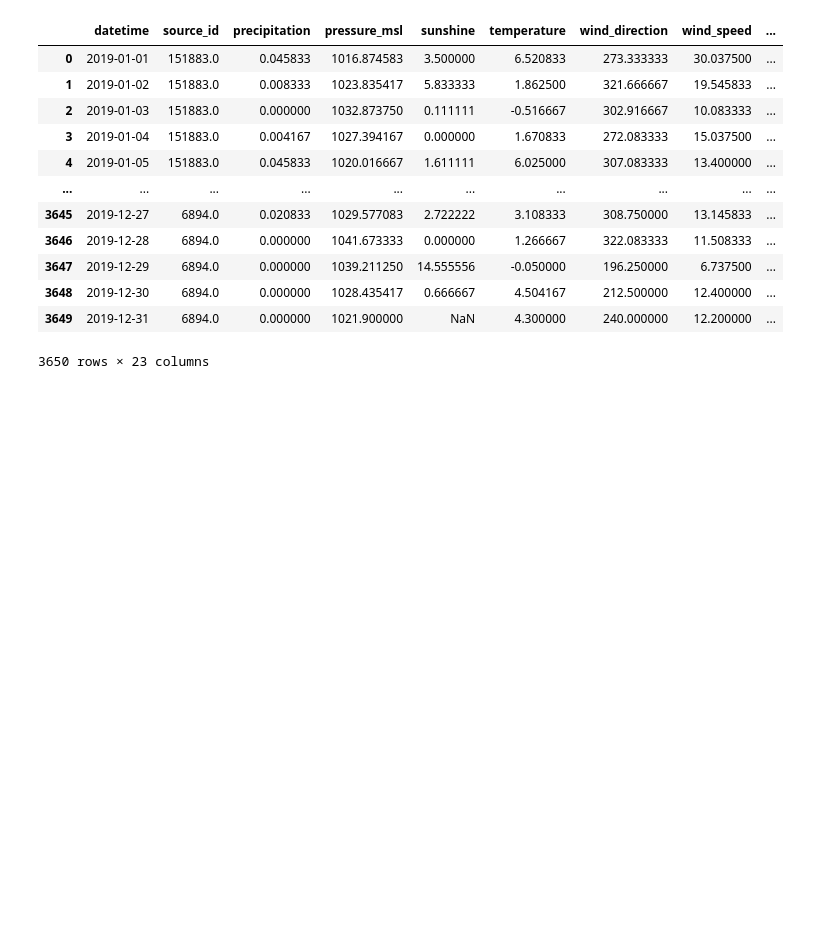
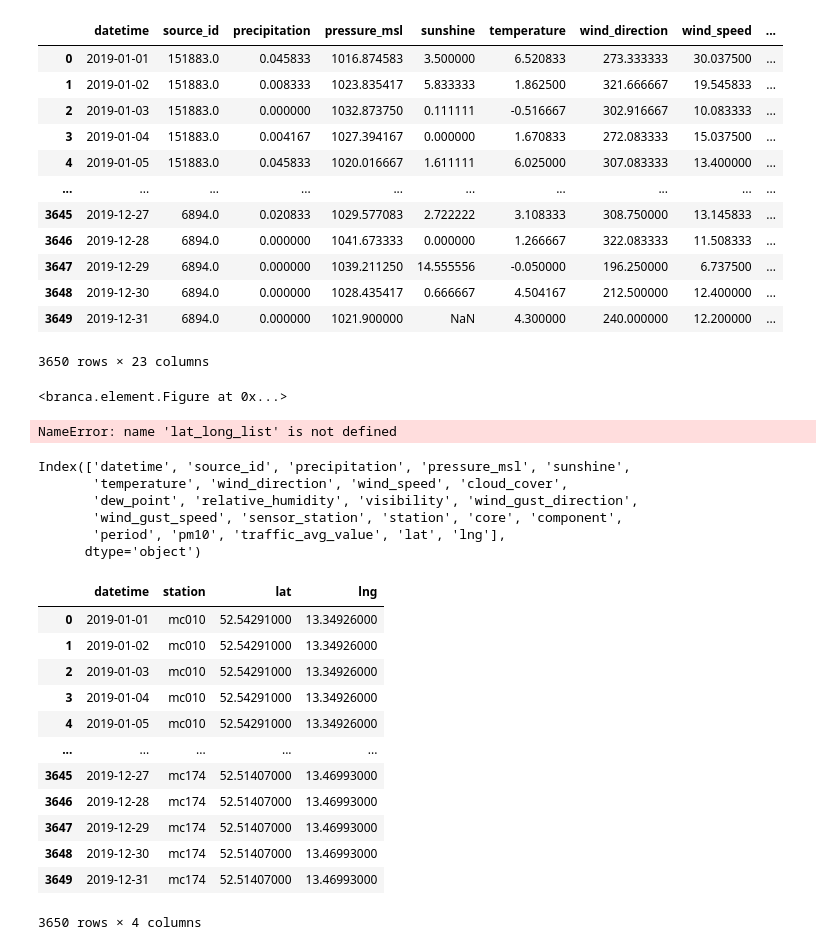
Before and after one commit to irahulcse/ARENA2036, a Jupyter notebook: data_collection.ipynb, the cells around one changed output. Drawn from its saved outputs; the diff is of its cells as text; code cells hidden in the pictures; blank space fills up the shorter version.

```diff
--- a/data_collection.ipynb
+++ b/data_collection.ipynb
@@ -893,0 +901,39 @@ final_data
+# %%
+
+fig7=Figure(width=850,height=550)
+m7=folium.Map(location=[40.712776, -74.005974],zoom_start=10)
+fig7.add_child(m7)
+# %% [output]
+<branca.element.Figure at 0x...>
+# %%
+HeatMapWithTime(lat_long_list,radius=5,auto_play=True,position='bottomright').add_to(m7)
+m7
+# %% [output]
+NameError: name 'lat_long_list' is not defined
+# %%
+final_data.columns
+# %% [output]
+Index(['datetime', 'source_id', 'precipitation', 'pressure_msl', 'sunshine',
+       'temperature', 'wind_direction', 'wind_speed', 'cloud_cover',
+       'dew_point', 'relative_humidity', 'visibility', 'wind_gust_direction',
+       'wind_gust_speed', 'sensor_station', 'station', 'core', 'component',
+       'period', 'pm10', 'traffic_avg_value', 'lat', 'lng'],
+      dtype='object')
+# %%
+t_data = final_data[['datetime', 'station', 'lat', 'lng']]
+# %%
+t_data
+# %% [output]
+|  | datetime | station | lat | lng |
+| 0 | 2019-01-01 | mc010 | 52.54291000 | 13.34926000 |
+| 1 | 2019-01-02 | mc010 | 52.54291000 | 13.34926000 |
+| 2 | 2019-01-03 | mc010 | 52.54291000 | 13.34926000 |
+| 3 | 2019-01-04 | mc010 | 52.54291000 | 13.34926000 |
+| 4 | 2019-01-05 | mc010 | 52.54291000 | 13.34926000 |
+| ... | ... | ... | ... | ... |
+| 3645 | 2019-12-27 | mc174 | 52.51407000 | 13.46993000 |
+| 3646 | 2019-12-28 | mc174 | 52.51407000 | 13.46993000 |
+| 3647 | 2019-12-29 | mc174 | 52.51407000 | 13.46993000 |
+| 3648 | 2019-12-30 | mc174 | 52.51407000 | 13.46993000 |
+| 3649 | 2019-12-31 | mc174 | 52.51407000 | 13.46993000 |
+3650 rows × 4 columns
```
Also changed, not shown: parts of 8 cells of this notebook, 6 other files.
